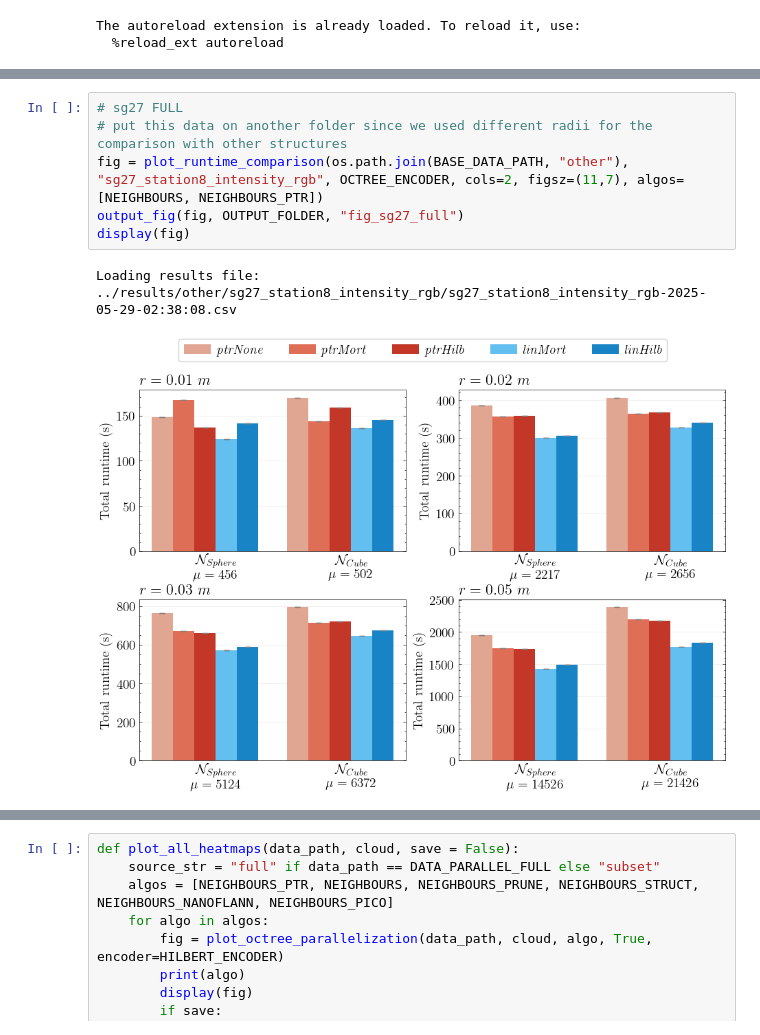
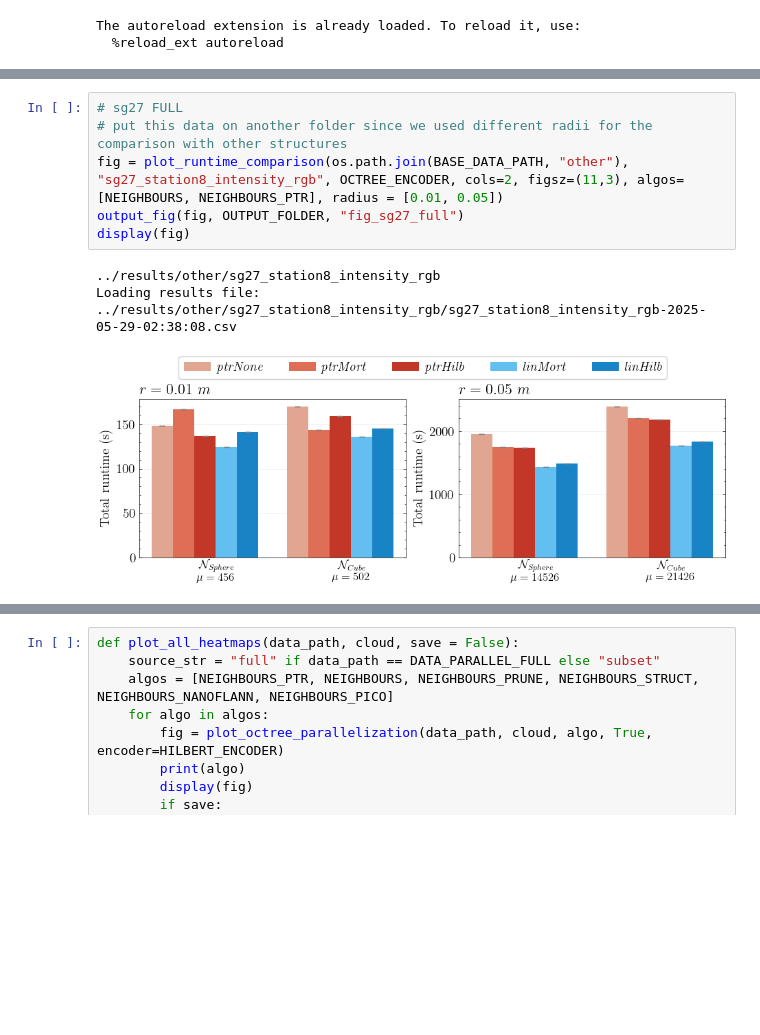
Before and after one commit to derivada/octrees-benchmark, a Jupyter notebook: plots/plots_benchmarks.ipynb, the cells around one changed output, grey strips where cells are left out. Cells and saved outputs as stored; diff of their text form; blank space fills up the shorter version.

```diff
--- a/plots/plots_benchmarks.ipynb
+++ b/plots/plots_benchmarks.ipynb
@@ -31,12 +32,13 @@ Loading results file: ../results/subset/Paris_Luxembourg_6/Paris_Luxembourg_6-20
 # %%
 # sg27 FULL
 # put this data on another folder since we used different radii for the comparison with other structures
-fig = plot_runtime_comparison(os.path.join(BASE_DATA_PATH, "other"), "sg27_station8_intensity_rgb", OCTREE_ENCODER, cols=2, figsz=(11,7), algos=[NEIGHBOURS, NEIGHBOURS_PTR])
+fig = plot_runtime_comparison(os.path.join(BASE_DATA_PATH, "other"), "sg27_station8_intensity_rgb", OCTREE_ENCODER, cols=2, figsz=(11,3), algos=[NEIGHBOURS, NEIGHBOURS_PTR], radius = [0.01, 0.05])
 output_fig(fig, OUTPUT_FOLDER, "fig_sg27_full")
 display(fig)
 # %% [output]
+../results/other/sg27_station8_intensity_rgb
 Loading results file: ../results/other/sg27_station8_intensity_rgb/sg27_station8_intensity_rgb-2025-05-29-02:38:08.csv
-[figure, old version]
+[figure, new version]
 # %%
 # log-log SUBSETS
 fig = plot_result_sizes_runtime_log(DATA_SUBSET, ALL_CLOUDS, OCTREE_ENCODER, kernel="Sphere")
```
Also changed, not shown: parts of 23 cells of this notebook, 59 other files.
